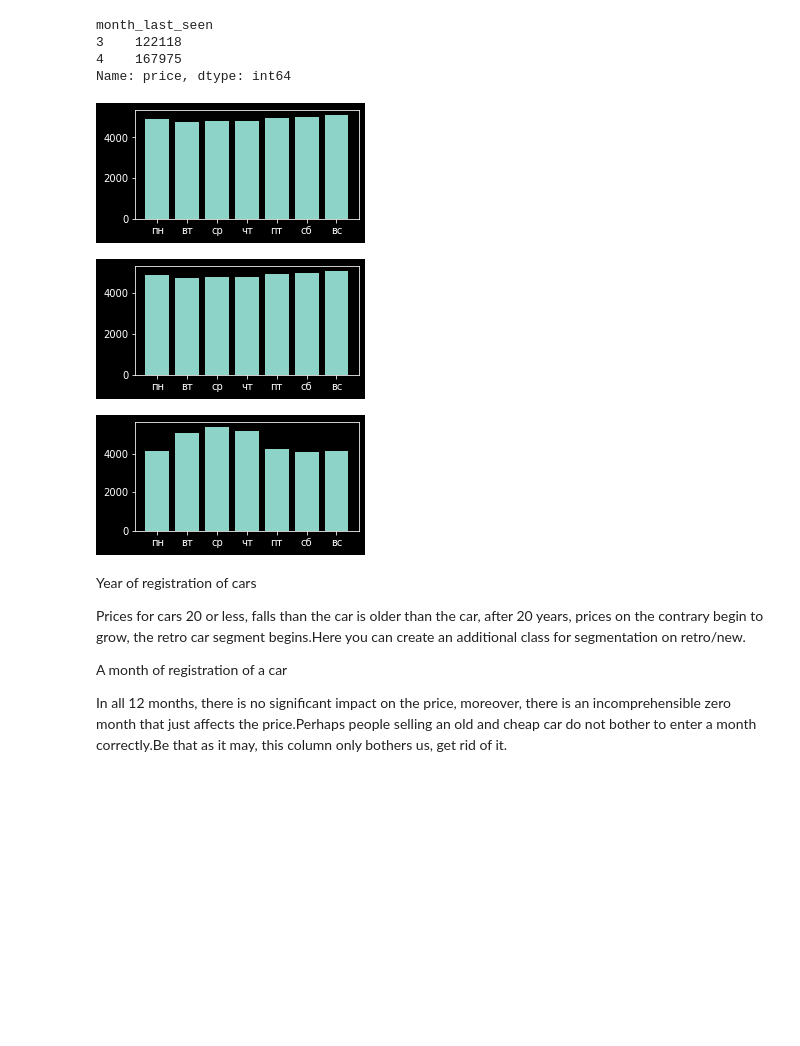
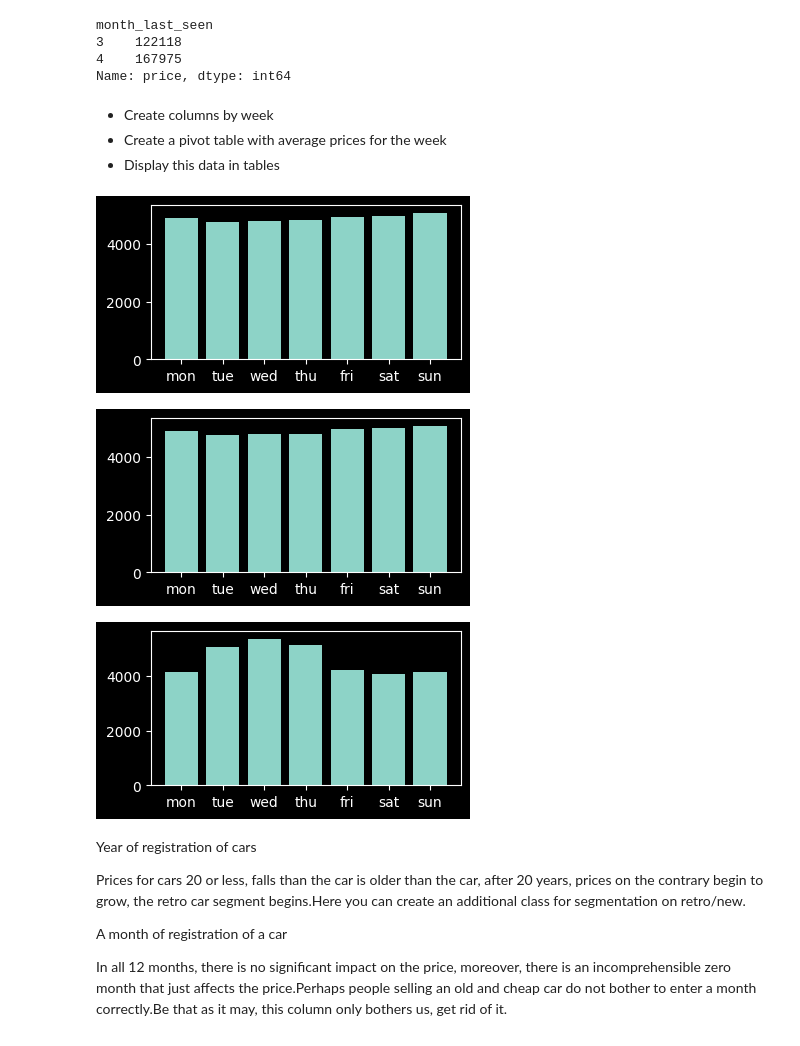
Before and after one commit to PSImera/Yandex.practicum.ds, a Jupyter notebook: project_sprint_14_autos/autos_ENG.ipynb, the cells around one changed output. Saved outputs shown, nothing was run; the diff lists cells and outputs as text; code cells hidden in the pictures; blank space fills up the shorter version.

```diff
--- a/project_sprint_14_autos/autos_ENG.ipynb
+++ b/project_sprint_14_autos/autos_ENG.ipynb
@@ -339,5 +334,4 @@ plt.show()
 # %%
-# сконвертируем столбцы с датой в формат datetime64
-df['date_created'] = pd.to_datetime(df['date_created'], format='%Y-%m-%dT%H:%M:%S')
-df['date_crawled'] = pd.to_datetime(df['date_crawled'], format='%Y-%m-%dT%H:%M:%S')
-df['date_last_seen'] = pd.to_datetime(df['date_last_seen'], format='%Y-%m-%dT%H:%M:%S')
+df['date_created'] = pd.to_datetime(df['date_created'], format='%Y-%m-%d %H:%M:%S')
+df['date_crawled'] = pd.to_datetime(df['date_crawled'], format='%Y-%m-%d %H:%M:%S')
+df['date_last_seen'] = pd.to_datetime(df['date_last_seen'], format='%Y-%m-%d %H:%M:%S')
@@ -409,41 +406,42 @@ month_last_seen
 3    122118
 4    167975
 Name: price, dtype: int64
+# %% [markdown]
+- Сreate columns by week
+- Create a pivot table with average prices for the week
+- Display this data in tables
 # %%
-# создадим столбцы  по неделям
 df['weekday_created'] = df['date_created'].dt.weekday
 df['weekday_crawled'] = df['date_crawled'].dt.weekday
 df['weekday_last_seen'] = df['date_last_seen'].dt.weekday
 
-# создадим сводную таблицу со средними ценами за неделю
 week = pd.DataFrame({'created': df.groupby('weekday_created')['price'].mean(),
                      'crawled': df.groupby('weekday_crawled')['price'].mean(),
                      'last seen': df.groupby('weekday_last_seen')['price'].mean()})
 
-# выведем эти данные в виде таблиц
-bars = ('пн', 'вт', 'ср', 'чт', 'пт', 'сб', 'вс')
+bars = ('mon', 'tue', 'wed', 'thu', 'fri', 'sat', 'sun')
 y_pos = np.arange(len(bars))
 
 plt.figure(figsize=(4,2))
 plt.bar(y_pos, week['created'])
 plt.xticks(y_pos, bars)
 plt.show()
 # %% [output]
-[figure, old version]
+[figure, new version]
 # %%
 plt.figure(figsize=(4,2))
 plt.bar(y_pos, week['crawled'])
 plt.xticks(y_pos, bars)
 plt.show()
 # %% [output]
-[figure, old version]
+[figure, new version]
 # %%
 plt.figure(figsize=(4,2))
 plt.bar(y_pos, week['last seen'])
 plt.xticks(y_pos, bars)
 plt.show()
 # %% [output]
-[figure, old version]
+[figure, new version]
 # %% [markdown]
 Year of registration of cars
 
```
Also changed, not shown: parts of 36 cells of this notebook, 1 other file.
